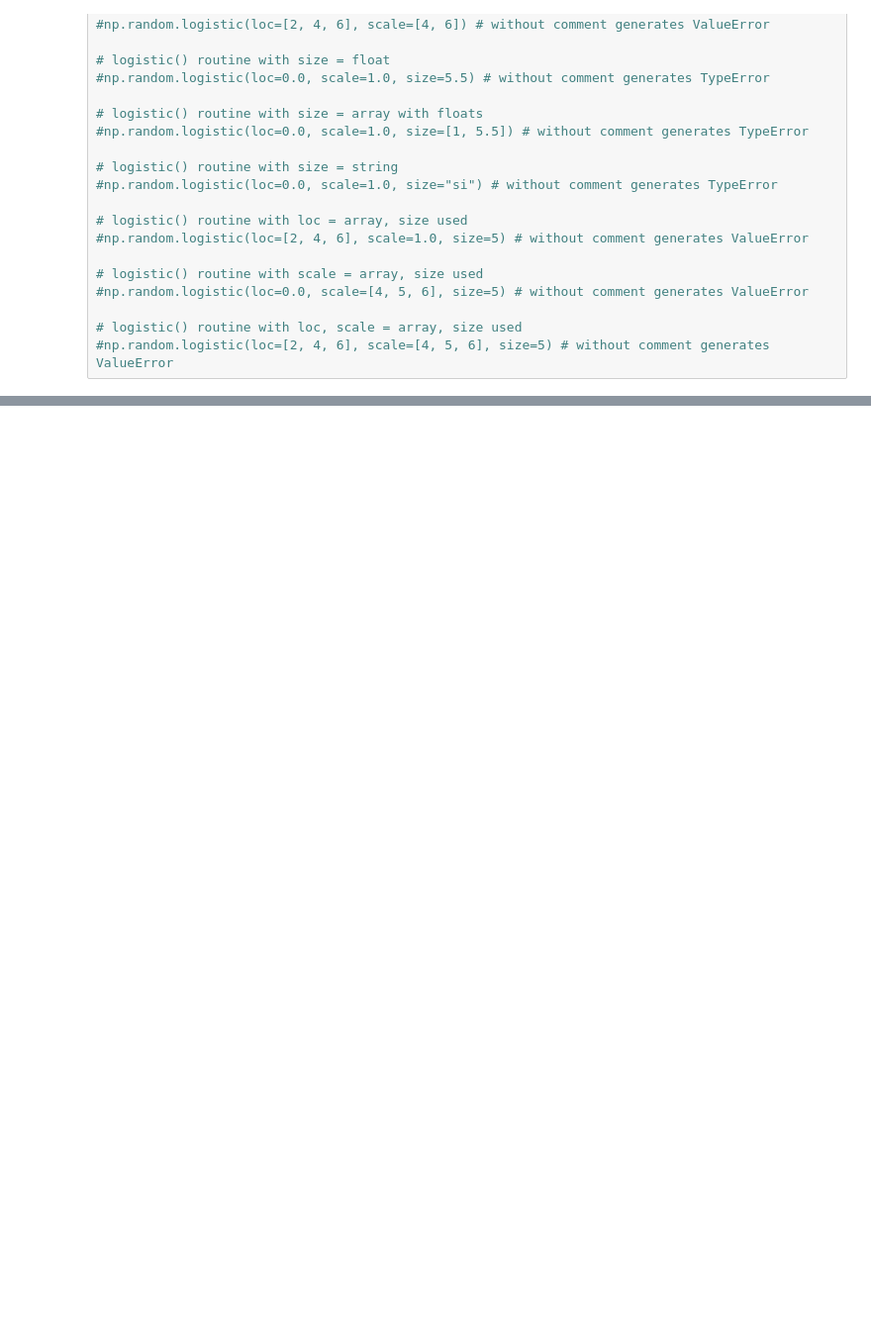
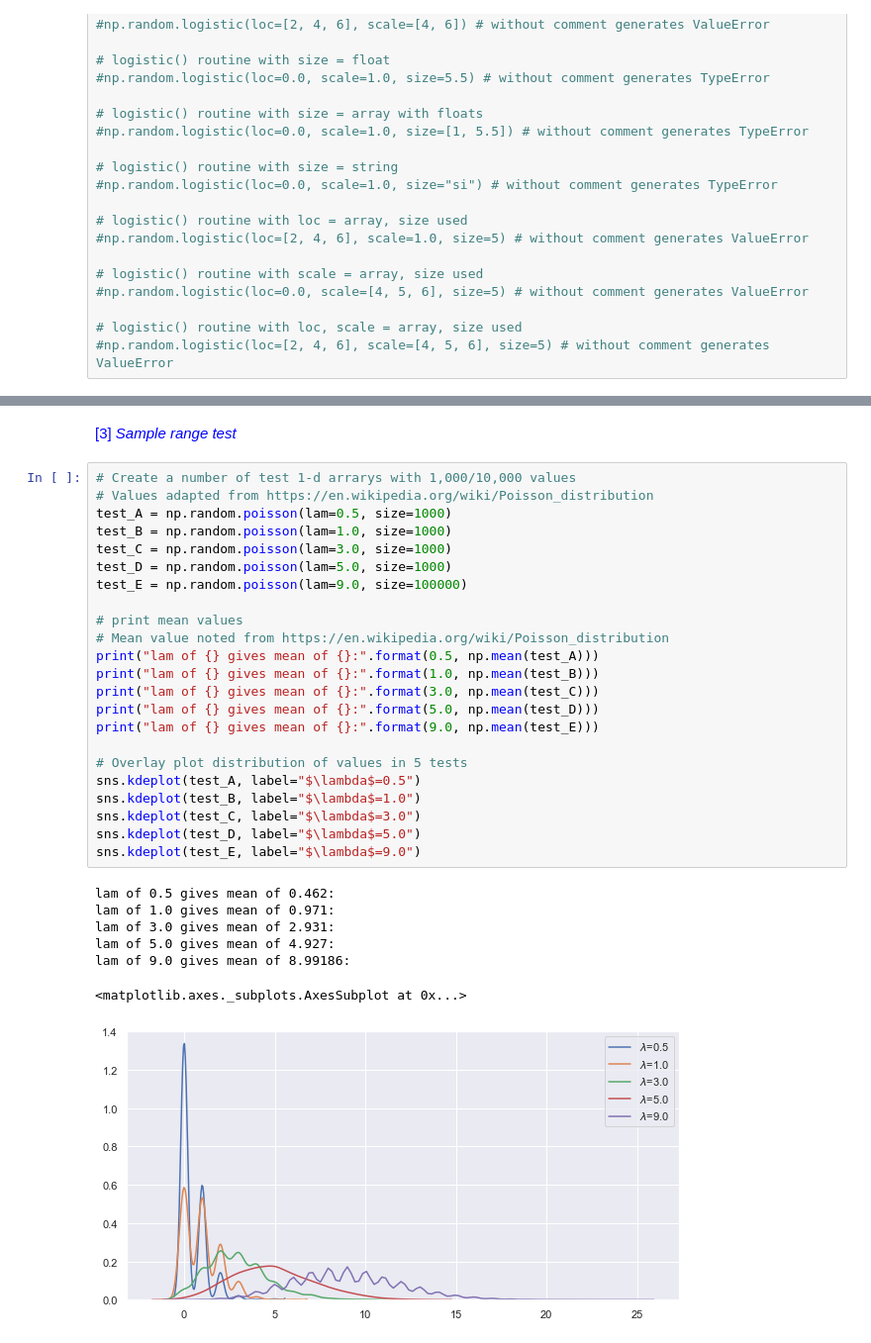
Before and after one commit to markcot/ProgrammingFDA-Assignment, a Jupyter notebook: numpy-random-review.ipynb, the cells around one changed output, grey strips where cells are left out. Shown: that part at 99% size. Drawn from its saved outputs; the diff is of its cells as text; blank space fills up the shorter version.

Commit message:
poisson() section added

```diff
--- a/numpy-random-review.ipynb
+++ b/numpy-random-review.ipynb
@@ -1534,0 +1629,33 @@ sns.kdeplot(test_F, label="$\mu$=9.0, $s$=3.0")
+# %% [markdown]
+<font color='blue'>[3] _Sample range test_ </font>
+# %%
+# Create a number of test 1-d arrarys with 1,000/10,000 values
+# Values adapted from https://en.wikipedia.org/wiki/Poisson_distribution
+test_A = np.random.poisson(lam=0.5, size=1000)
+test_B = np.random.poisson(lam=1.0, size=1000)
+test_C = np.random.poisson(lam=3.0, size=1000)
+test_D = np.random.poisson(lam=5.0, size=1000)
+test_E = np.random.poisson(lam=9.0, size=100000)
+
+# print mean values
+# Mean value noted from https://en.wikipedia.org/wiki/Poisson_distribution
+print("lam of {} gives mean of {}:".format(0.5, np.mean(test_A)))
+print("lam of {} gives mean of {}:".format(1.0, np.mean(test_B)))
+print("lam of {} gives mean of {}:".format(3.0, np.mean(test_C)))
+print("lam of {} gives mean of {}:".format(5.0, np.mean(test_D)))
+print("lam of {} gives mean of {}:".format(9.0, np.mean(test_E)))
+
+# Overlay plot distribution of values in 5 tests
+sns.kdeplot(test_A, label="$\lambda$=0.5")
+sns.kdeplot(test_B, label="$\lambda$=1.0")
+sns.kdeplot(test_C, label="$\lambda$=3.0")
+sns.kdeplot(test_D, label="$\lambda$=5.0")
+sns.kdeplot(test_E, label="$\lambda$=9.0")
+# %% [output]
+lam of 0.5 gives mean of 0.462:
+lam of 1.0 gives mean of 0.971:
+lam of 3.0 gives mean of 2.931:
+lam of 5.0 gives mean of 4.927:
+lam of 9.0 gives mean of 8.99186:
+<matplotlib.axes._subplots.AxesSubplot at 0x...>
+[figure, added]
```
Also changed, not shown: parts of 46 cells of this notebook.
